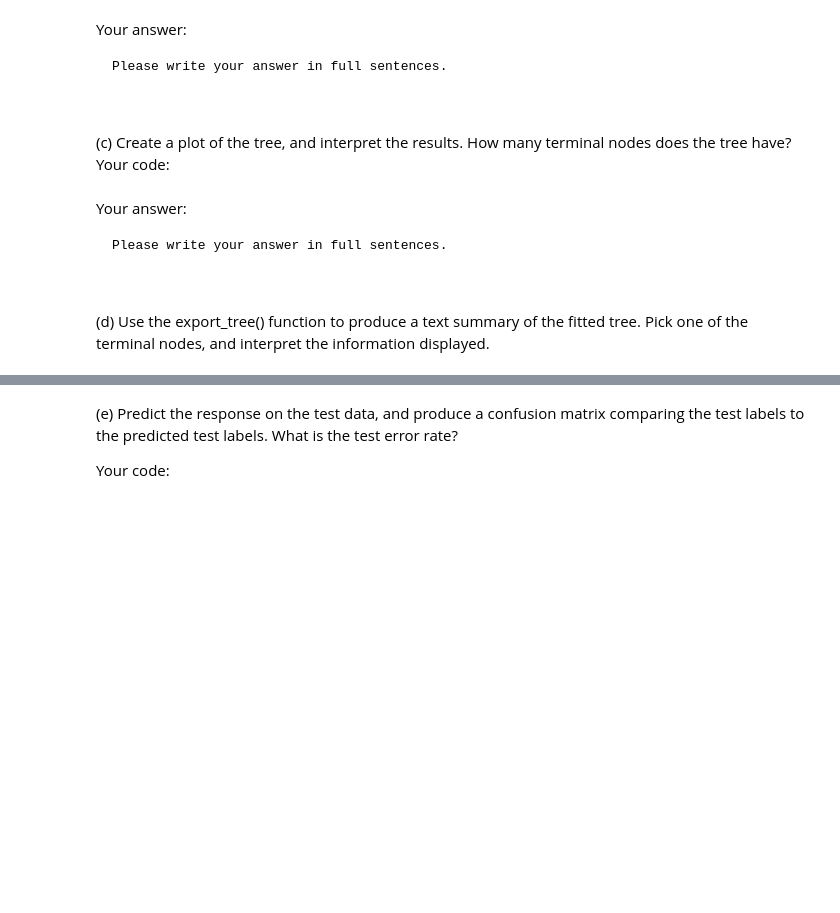
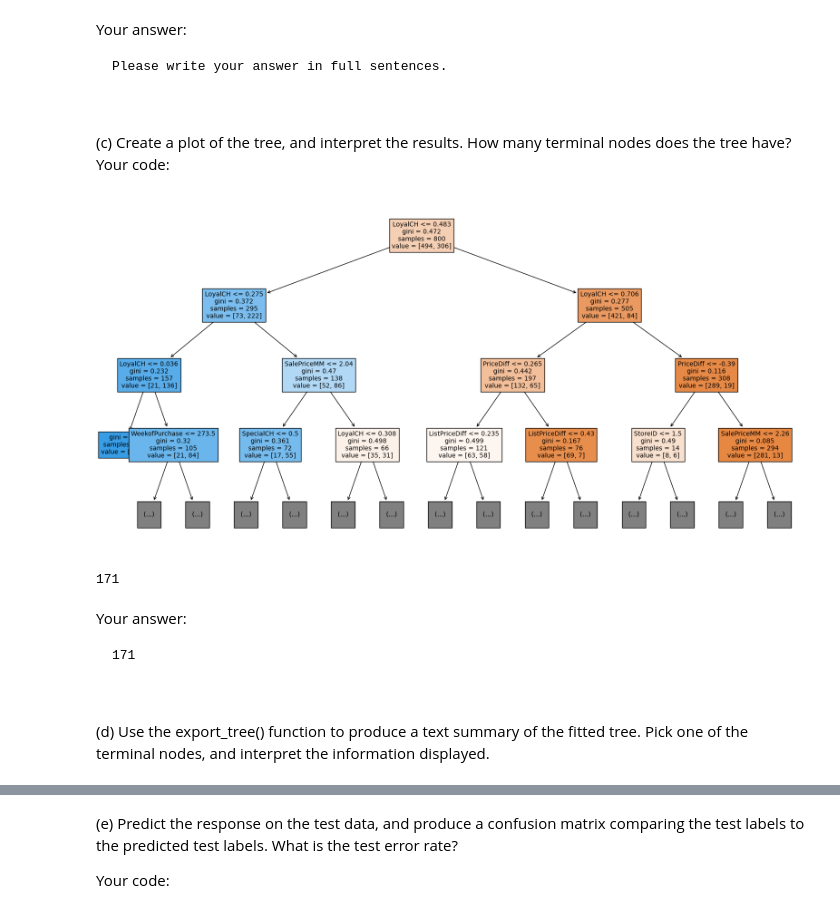
Before and after one commit to BU-MSSP-Classroom/MA679_Spring2024_07_tree_ensemble-Ye1203, a Jupyter notebook: Ch08_TreeEnsemble_Python.ipynb, the cells around one changed output, grey strips where cells are left out. Saved outputs shown, nothing was run; the diff lists cells and outputs as text; code cells hidden in the pictures; blank space fills up the shorter version.

```diff
--- a/Ch08_TreeEnsemble_Python.ipynb
+++ b/Ch08_TreeEnsemble_Python.ipynb
@@ -167,8 +215,8 @@ OJ = load_data("OJ")
 
 Your code:
 # %%
-#
-#
+train_OJ = OJ.sample(n=800, random_state=42)
+test_OJ = OJ.drop(train_OJ.index)
 # %% [markdown]
 Your answer:
 
@@ -184,5 +232,15 @@ rate?
 
 Your code:
 # %%
-#
-#
+from sklearn.metrics import accuracy_score
+from sklearn.tree import DecisionTreeClassifier
+X_train = train_OJ.drop(columns=['Purchase'])
+y_train = train_OJ['Purchase']
+X_train_encoded = pd.get_dummies(X_train, drop_first=True)
+tree_clf = DecisionTreeClassifier(random_state=42)
+tree_clf.fit(X_train_encoded, y_train)
+train_predictions_encoded = tree_clf.predict(X_train_encoded)
+training_accuracy_encoded = accuracy_score(y_train, train_predictions_encoded)
+training_error_rate_encoded = 1 - training_accuracy_encoded
+
+print(f"Training Error Rate: {training_error_rate_encoded}")
@@ -198,13 +258,23 @@ Please write your answer in full sentences.
 (c) Create a plot of the tree, and interpret the results. How many terminal nodes does the tree have?
 Your code:
 # %%
-#
-#
+from sklearn.tree import plot_tree
+import matplotlib.pyplot as plt
+feature_names_list = X_train_encoded.columns.tolist()
+plt.figure(figsize=(20, 10))
+plot_tree(tree_clf, filled=True, feature_names=feature_names_list, max_depth=3, fontsize=10)
+plt.show()
+number_of_terminal_nodes = tree_clf.get_n_leaves()
+
+number_of_terminal_nodes
+# %% [output]
+[figure, added]
+171
 # %% [markdown]
 Your answer:
 
 ~~~
-Please write your answer in full sentences.
+171
 
 
 ~~~
```
Also changed, not shown: parts of 22 cells of this notebook.
